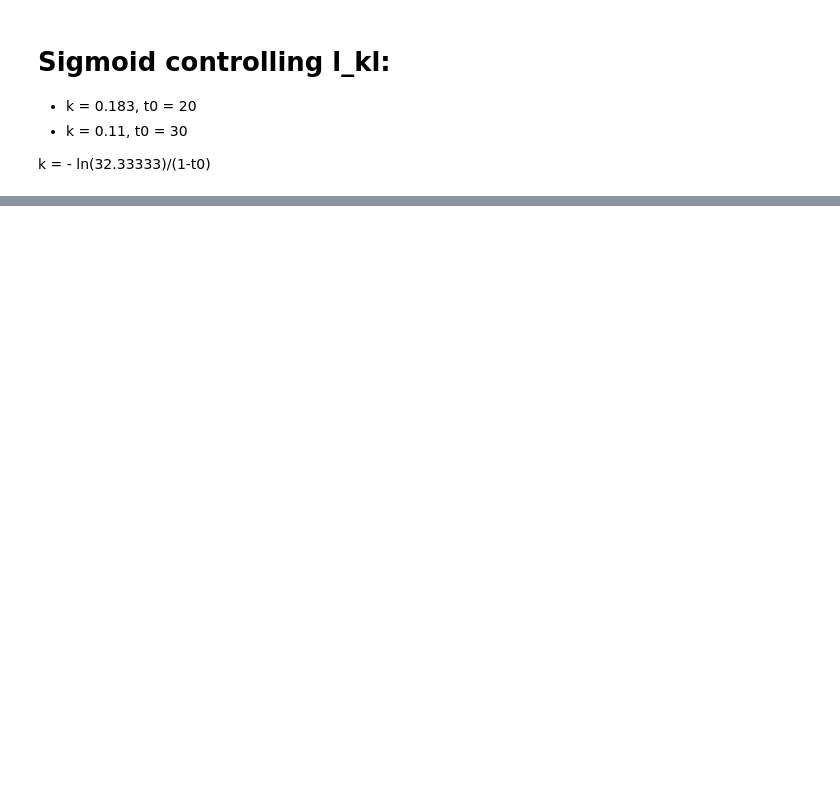
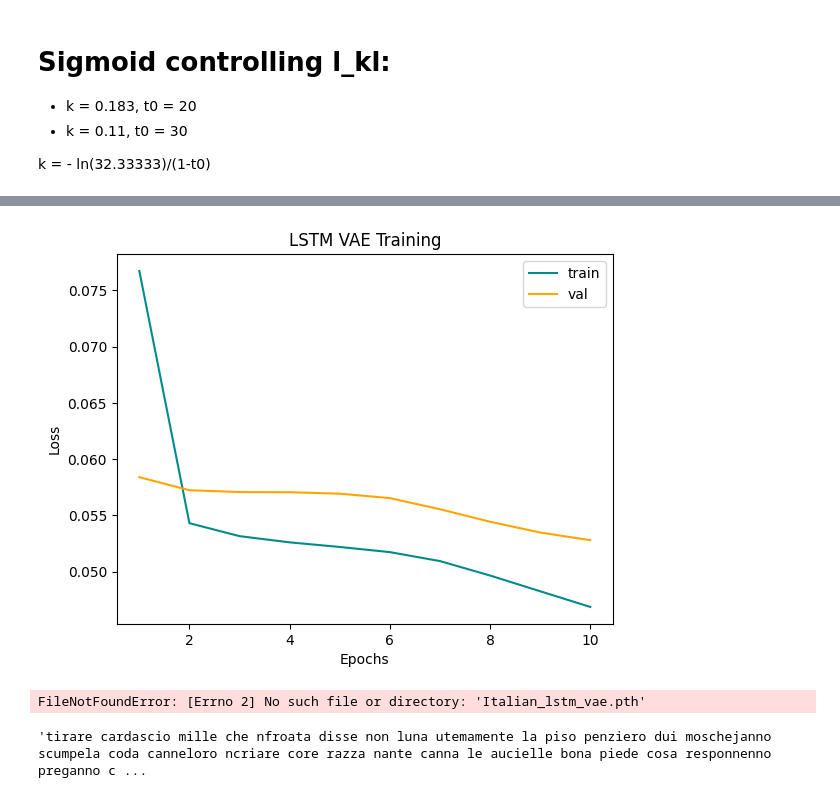
Before and after one commit to MassimoMario/Italic_Text_Generation, a Jupyter notebook: RNN_VAE.ipynb, the cells around one changed output, grey strips where cells are left out. Saved outputs shown, nothing was run; the diff lists cells and outputs as text; code cells hidden in the pictures; blank space fills up the shorter version.

```diff
--- a/RNN_VAE.ipynb
+++ b/RNN_VAE.ipynb
@@ -559,0 +820,3 @@ vae.sample(30)
+# %%
+training(lstm_vae, train_loader, val_loader, 10, lr = 4e-4, title = 'LSTM')
+# %% [output]
@@ -559,0 +833 @@ vae.sample(30)
+[figure, added]
@@ -559,0 +836,8 @@ vae.sample(30)
+# %%
+lstm_vae.load_state_dict(torch.load('Italian_lstm_vae.pth'))
+# %% [output]
+FileNotFoundError: [Errno 2] No such file or directory: 'Italian_lstm_vae.pth'
+# %%
+lstm_vae.sample(40)
+# %% [output]
+'tirare cardascio mille che nfroata disse non luna utemamente la piso penziero dui moschejanno scumpela coda canneloro ncriare core razza nante canna le aucielle bona piede cosa responnenno preganno c ...
```
Also changed, not shown: parts of 30 cells of this notebook.
